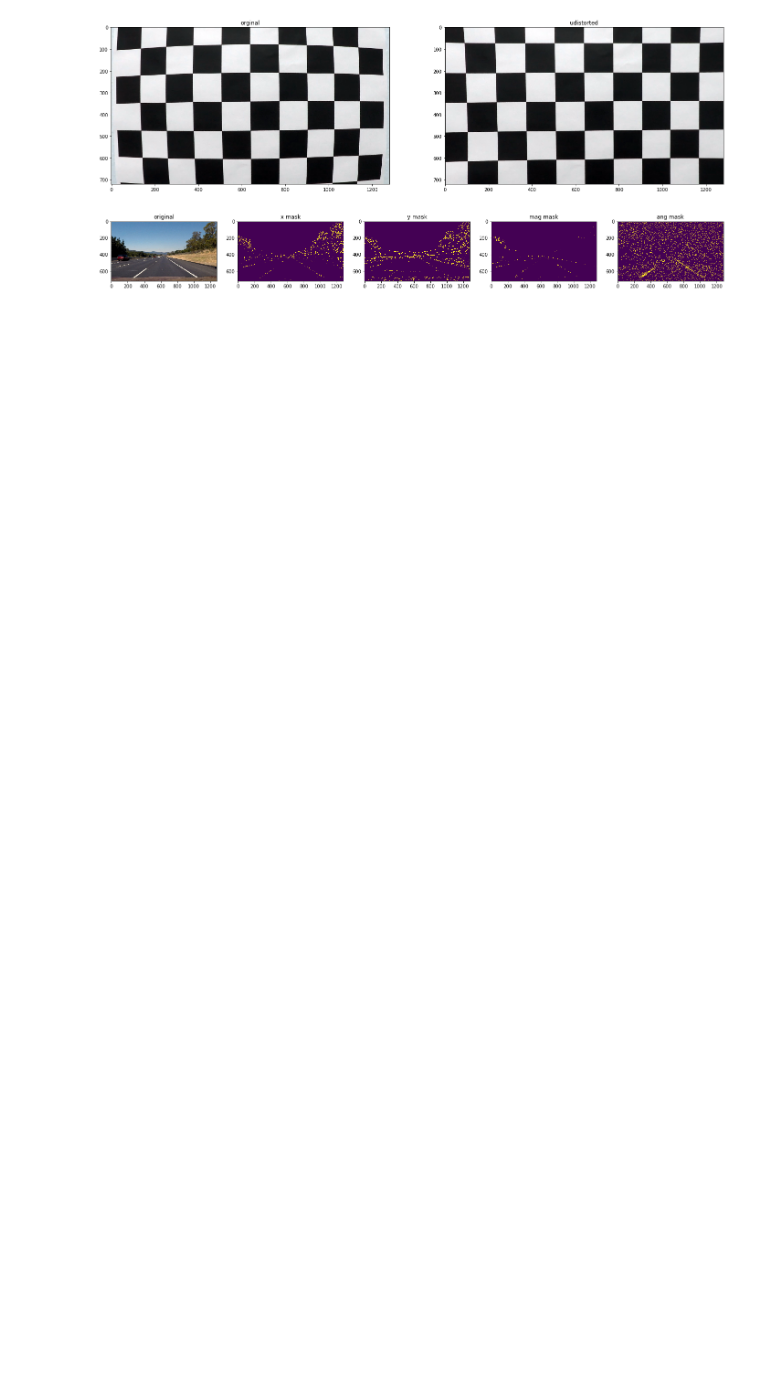
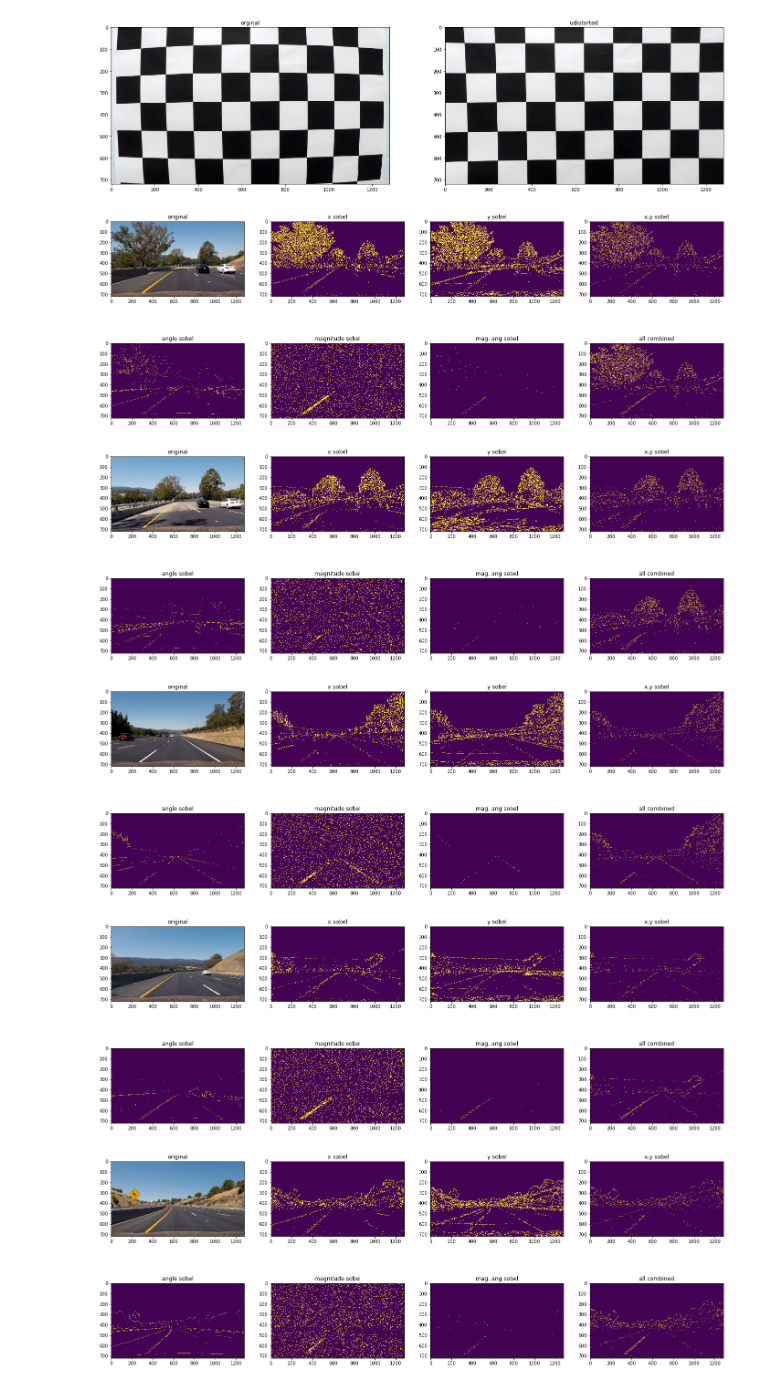
Before and after one commit to farhanhubble/Advanced-Driving-Lanes-Detection, a Jupyter notebook: lanes.ipynb, the cells around one changed output. Cells and saved outputs as stored; diff of their text form; code cells hidden in the pictures; blank space fills up the shorter version.

```diff
--- a/lanes.ipynb
+++ b/lanes.ipynb
@@ -82,6 +83,7 @@ def plot_many(imgs,titles,shape,figsize=(24,9)):
     assert len(imgs) == len(titles) and len(imgs) == shape[0]*shape[1]
 
     fig, axes = plt.subplots(shape[0],shape[1],figsize=figsize)
+    axes = axes.flatten()
 
     for i in range(len(imgs)):
         axes[i].imshow(imgs[i])
@@ -144,15 +146,42 @@ def get_ang_sobel_mask(img, kernel=3, ang_thresh=(0,np.pi/2.)):
                                  abs_sobel_angle <= ang_thresh[1])
 
     return binary_mask.astype(np.uint8)
+# %%
+# Combine masks
+def combine_masks(mask_a,mask_b,comb_fn):
+    return comb_fn(mask_a,mask_b).astype(np.uint8)
 # %%
-img = cv2.imread('test_images/straight_lines2.jpg')
-rgb_img = cv2.cvtColor(img,cv2.COLOR_BGR2RGB)
+def get_all_sobel_masks(img):
 
-mask1 = get_abs_sobel_mask(img,orient='x',kernel=3,thresh=(70,180))
-mask2 = get_abs_sobel_mask(img,orient='y',kernel=3,thresh=(70,180))
-mask3 = get_mag_sobel_mask(img,kernel=3,mag_thresh=(80,150))
-mask4 = get_ang_sobel_mask(img,kernel=15,ang_thresh=(0.85,1.0))
+    mask1 = get_abs_sobel_mask(img,orient='x',kernel=3,thresh=(50,180))
+    mask2 = get_abs_sobel_mask(img,orient='y',kernel=3,thresh=(50,180))
+    mask3 = get_mag_sobel_mask(img,kernel=3,mag_thresh=(80,150))
+    mask4 = get_ang_sobel_mask(img,kernel=15,ang_thresh=(0.85,1.0))
 
-plot_many([rgb_img,mask1,mask2,mask3,mask4],['original','x mask','y mask','mag mask','ang mask'],[1,5])
+    return [mask1,mask2,mask3,mask4]
-# %% [output]
-[figure, removed]
+# %%
+# Visulaize individual and combined sobel masks for al test images.
+img_paths = glob('test_images/*.jpg')
+
+for path in img_paths:
+    img_bgr = cv2.imread(path)
+
+    [mask1,mask2,mask3,mask4] = get_all_sobel_masks(img_bgr)
+
+    mask5 = combine_masks(mask1,mask2,np.logical_and)
+    mask6 = combine_masks(mask3,mask4,np.logical_and)
+    mask7 = combine_masks(mask5,mask6,np.logical_or)
+
+    rgb_img = cv2.cvtColor(img_bgr,cv2.COLOR_BGR2RGB)
+
+    plot_many([rgb_img,mask1,mask2,mask5,
+           mask3,mask4,mask6,mask7],
+          ['original','x sobel','y sobel','x,y sobel',
+           'magnitude sobel','angle sobel','mag, ang sobel','all combined'],
+          [2,4])
+# %% [output]
+[figure, added]
+[figure, added]
+[figure, added]
+[figure, added]
+[figure, added]
```
Also changed, not shown: parts of 2 cells of this notebook.
